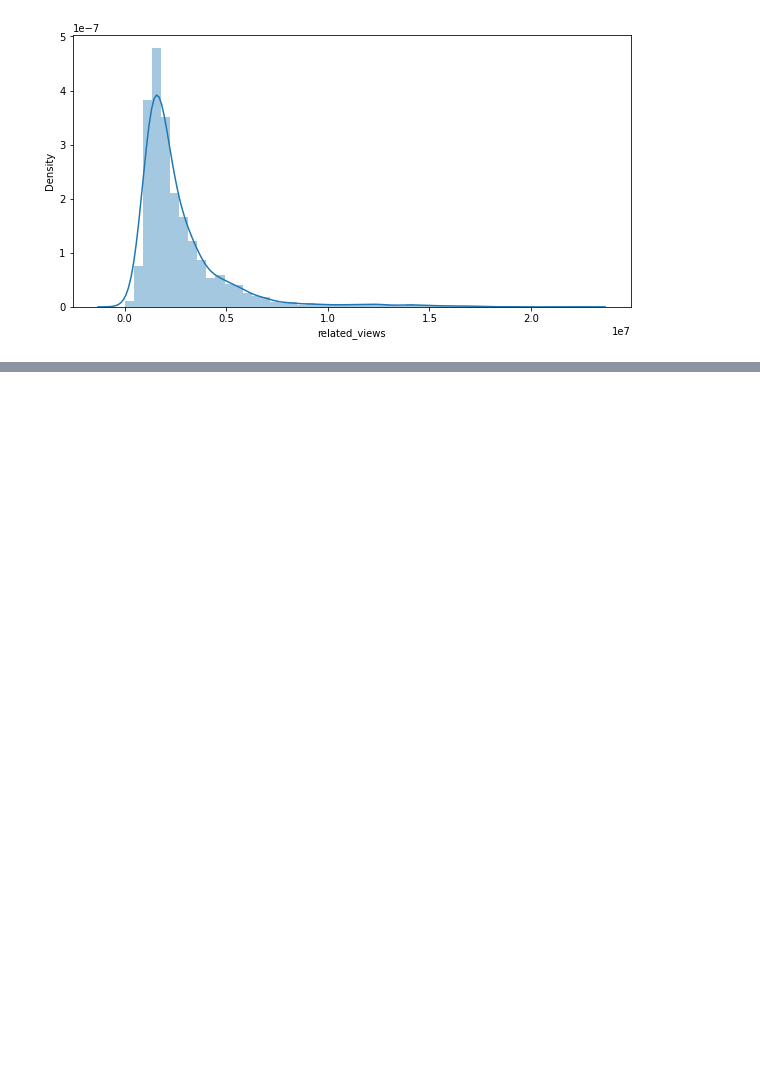
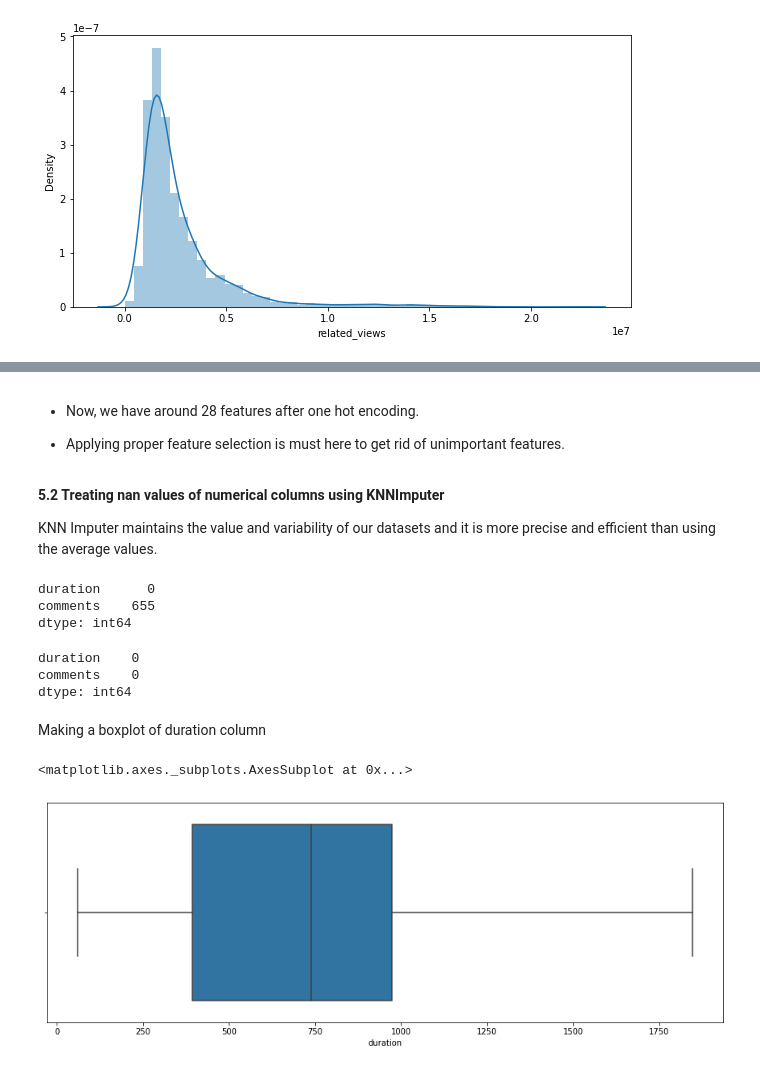
Before and after one commit to Shantanuh10/Ted-Talk-Views-Prediction-Project, a Jupyter notebook: Capstone_project_2_Ted_Talks.ipynb, the cells around one changed output, grey strips where cells are left out. Cells and saved outputs as stored; diff of their text form; code cells hidden in the pictures; blank space fills up the shorter version.

```diff
--- a/Capstone_project_2_Ted_Talks.ipynb
+++ b/Capstone_project_2_Ted_Talks.ipynb
@@ -860,0 +946,4 @@ df=gf.copy()
+# %%
+#separating the dependent and independent variables
+y=df['views']
+X=df.drop(columns='views')
@@ -860,0 +956,4 @@ df=gf.copy()
+# %%
+#one hot encoding on categorical features
+X=pd.get_dummies(X)
+X.shape
@@ -860,0 +969,50 @@ df=gf.copy()
+# %% [markdown]
+* Now, we have around 28 features after one hot encoding.
+
+* Applying proper feature selection is must here to get rid of unimportant features.
+# %% [markdown]
+**5.2 Treating nan values of numerical columns using KNNImputer**
+
+KNN Imputer maintains the value and variability of our datasets and it is more precise and efficient than using the average values.
+# %%
+#checking for null values
+X[['duration','comments']].isna().sum()
+# %% [output]
+duration      0
+comments    655
+dtype: int64
+# %%
+#Taking features for using in KNNImputer
+outlier_df=['duration','comments','speaker_1_avg_views','event_wise_avg_views']
+# %%
+# Before applying KNNImputer, we have to scale features to avoid bias.
+scaler = MinMaxScaler()
+
+#Import libraries
+from sklearn.impute import KNNImputer
+
+# define imputer
+imputer = KNNImputer()
+
+#fitting the model
+imputer.fit(scaler.fit_transform(X[outlier_df]))
+
+# transform the dataset
+X[outlier_df] = imputer.transform(scaler.fit_transform(X[outlier_df]))
+
+#again applying inverse_transform on the data
+X[outlier_df] = scaler.inverse_transform(X[outlier_df])
+# %%
+#checking for nan values again
+X[['duration','comments']].isna().sum()
+# %% [output]
+duration    0
+comments    0
+dtype: int64
+# %% [markdown]
+Making a boxplot of duration column
+# %%
+sns.boxplot(x=X['duration'])
+# %% [output]
+<matplotlib.axes._subplots.AxesSubplot at 0x...>
+[figure, added]
```
Also changed, not shown: parts of 14 cells of this notebook.
